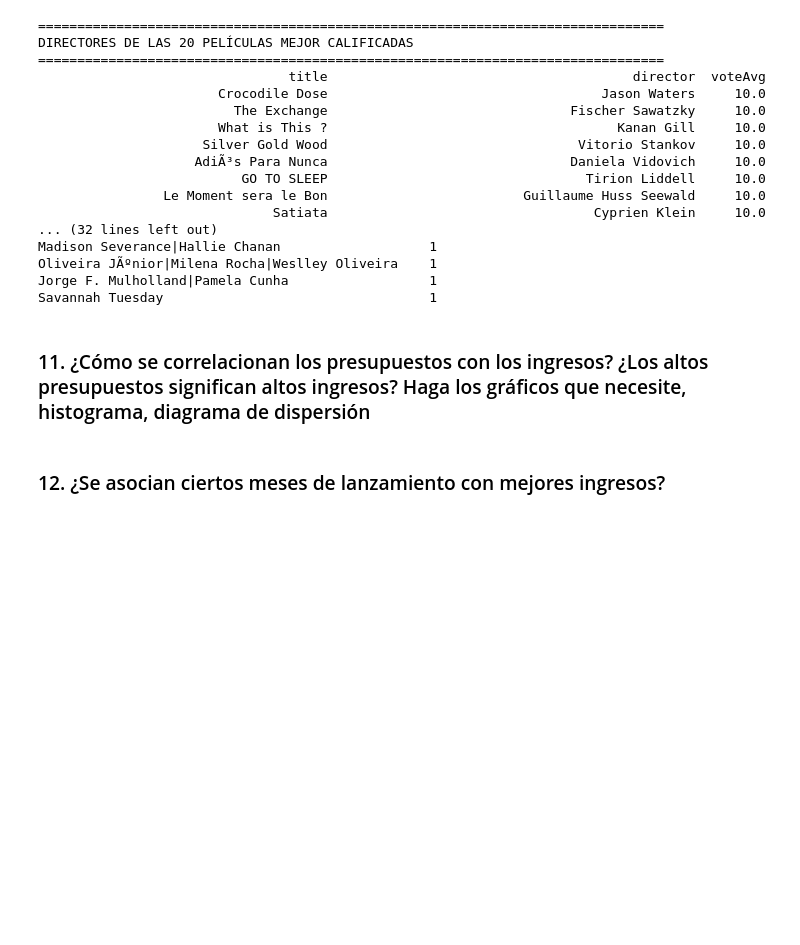
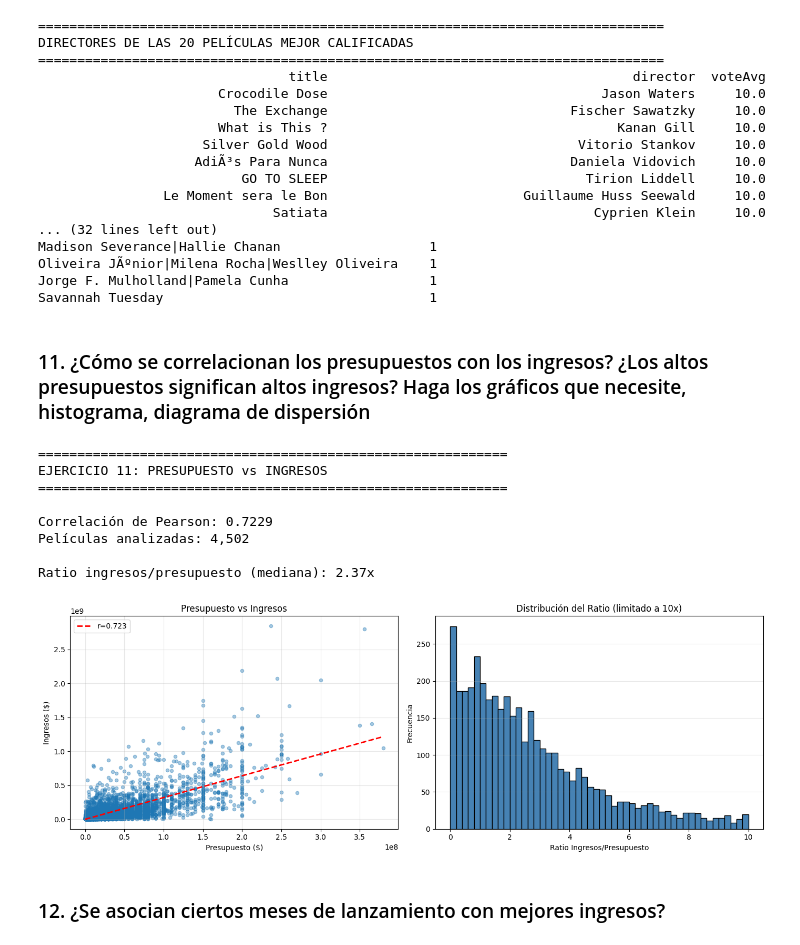
Before and after one commit to jcdiegolopez/MD-LAB01, a Jupyter notebook: main.ipynb, the cells around one changed output. Drawn from its saved outputs; the diff is of its cells as text; code cells hidden in the pictures; blank space fills up the shorter version.

```diff
--- a/main.ipynb
+++ b/main.ipynb
@@ -1062,5 +1059,56 @@ Jorge F. Mulholland|Pamela Cunha                  1
 Savannah Tuesday                                  1
 # %% [markdown]
 ### 11. ¿Cómo se correlacionan los presupuestos con los ingresos? ¿Los altos presupuestos significan altos ingresos? Haga los gráficos que necesite, histograma, diagrama de dispersión
+# %%
+# Ejercicio 11: Correlación Presupuesto vs Ingresos
+df = datos[(datos['budget'] > 0) & (datos['revenue'] > 0)].copy()
+
+print("="*60)
+print("EJERCICIO 11: PRESUPUESTO vs INGRESOS")
+print("="*60)
+
+# Correlación
+corr = df['budget'].corr(df['revenue'])
+print(f"\nCorrelación de Pearson: {corr:.4f}")
+print(f"Películas analizadas: {len(df):,}")
+
+# Ratio ingresos/presupuesto
+df['ratio'] = df['revenue'] / df['budget']
+print(f"\nRatio ingresos/presupuesto (mediana): {df['ratio'].median():.2f}x")
+
+# Gráficos
+fig, axes = plt.subplots(1, 2, figsize=(14, 5))
+
+# Dispersión
+axes[0].scatter(df['budget'], df['revenue'], alpha=0.4, s=20)
+z = np.polyfit(df['budget'], df['revenue'], 1)
+p = np.poly1d(z)
+x_line = np.array([df['budget'].min(), df['budget'].max()])
+axes[0].plot(x_line, p(x_line), "r--", linewidth=2, label=f'r={corr:.3f}')
+axes[0].set_xlabel('Presupuesto ($)')
+axes[0].set_ylabel('Ingresos ($)')
+axes[0].set_title('Presupuesto vs Ingresos')
+axes[0].legend()
+axes[0].grid(alpha=0.3)
+
+# Histograma de ratio
+axes[1].hist(df['ratio'][df['ratio'] <= 10], bins=50, color='steelblue', edgecolor='black')
+axes[1].set_xlabel('Ratio Ingresos/Presupuesto')
+axes[1].set_ylabel('Frecuencia')
+axes[1].set_title('Distribución del Ratio (limitado a 10x)')
+axes[1].grid(axis='y', alpha=0.3)
+
+plt.tight_layout()
+plt.show()
+# %% [output]
+============================================================
+EJERCICIO 11: PRESUPUESTO vs INGRESOS
+============================================================
+
+Correlación de Pearson: 0.7229
+Películas analizadas: 4,502
+
+Ratio ingresos/presupuesto (mediana): 2.37x
+[figure, added]
 # %% [markdown]
 ### 12. ¿Se asocian ciertos meses de lanzamiento con mejores ingresos?
```
Also changed, not shown: parts of 10 cells of this notebook.
